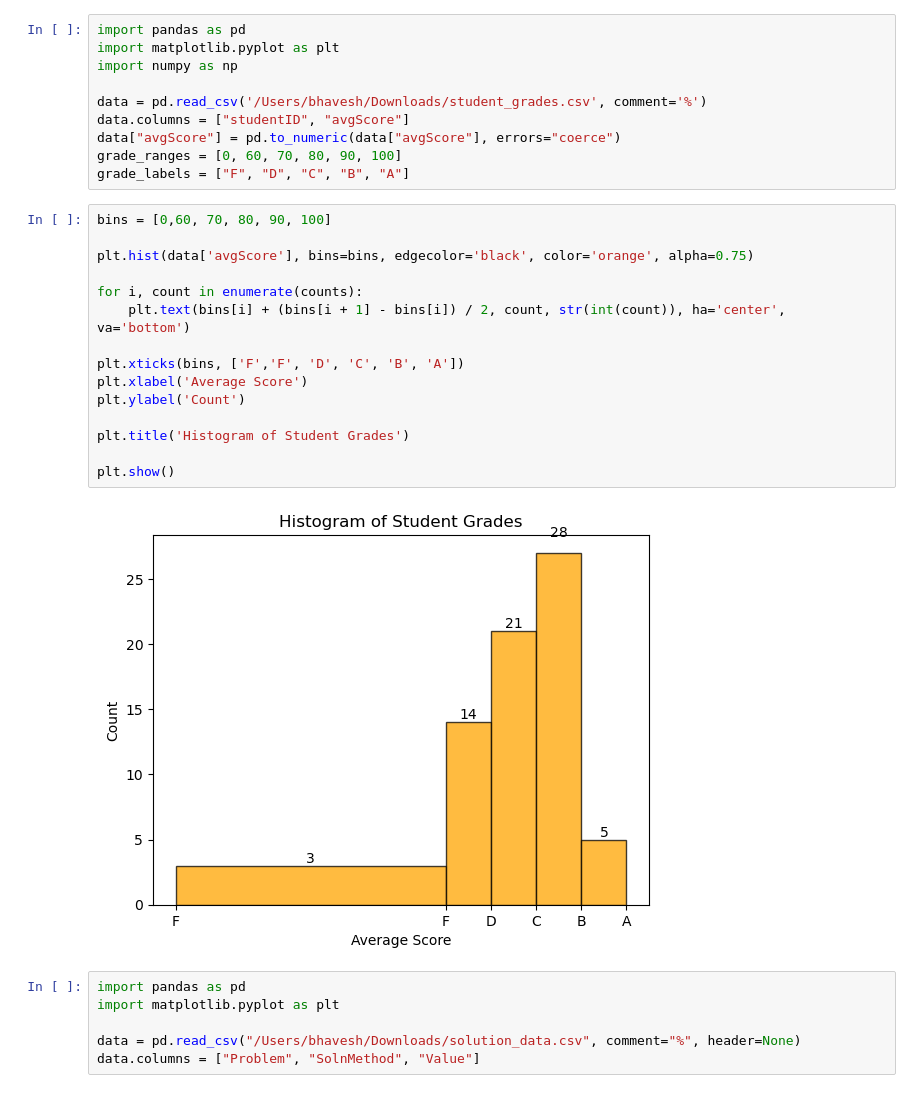
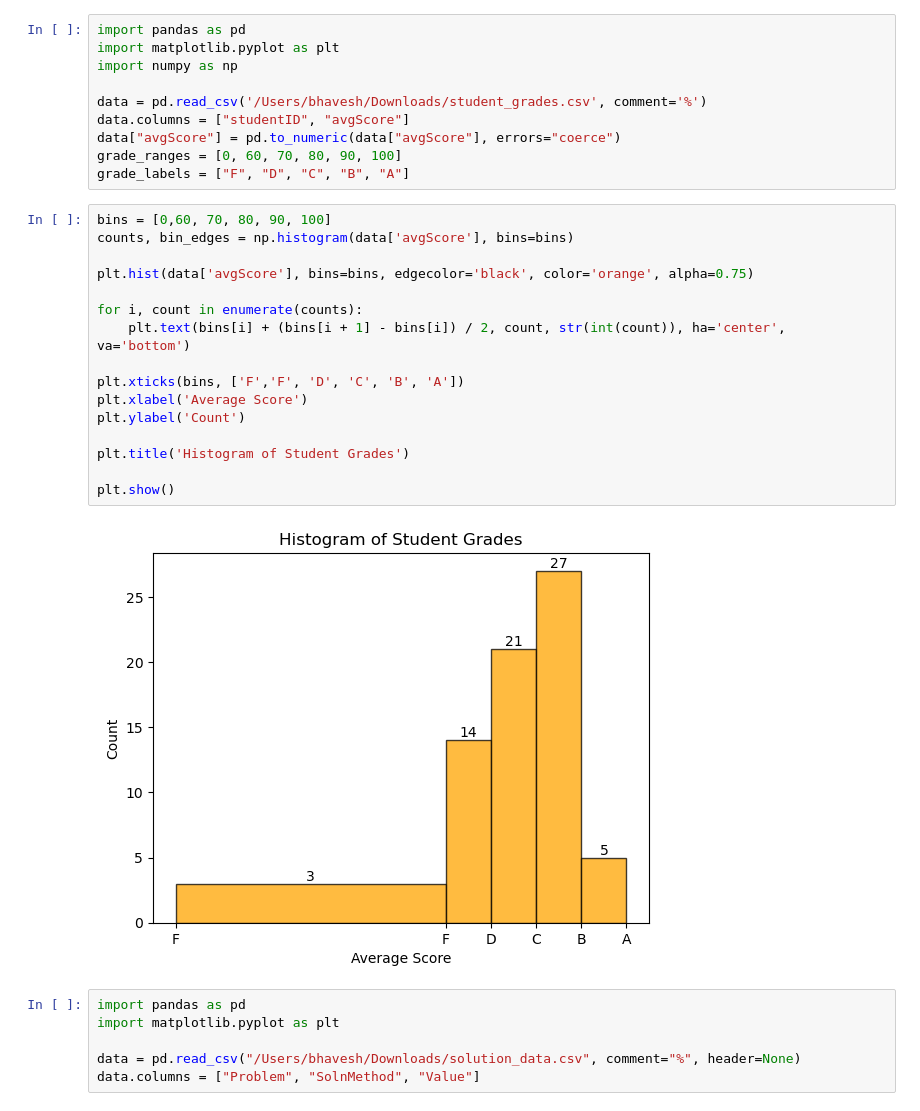
Before and after one commit to Bhavesh-0803/homework4-Bhavesh-0803, a Jupyter notebook: HW 4.ipynb, the cells around one changed output. Cells and saved outputs as stored; diff of their text form.

```diff
--- a/HW 4.ipynb
+++ b/HW 4.ipynb
@@ -25,21 +25,22 @@ grade_ranges = [0, 60, 70, 80, 90, 100]
 grade_labels = ["F", "D", "C", "B", "A"]
 # %%
 bins = [0,60, 70, 80, 90, 100]
+counts, bin_edges = np.histogram(data['avgScore'], bins=bins)
 
 plt.hist(data['avgScore'], bins=bins, edgecolor='black', color='orange', alpha=0.75)
 
 for i, count in enumerate(counts):
     plt.text(bins[i] + (bins[i + 1] - bins[i]) / 2, count, str(int(count)), ha='center', va='bottom')
 
 plt.xticks(bins, ['F','F', 'D', 'C', 'B', 'A'])
 plt.xlabel('Average Score')
 plt.ylabel('Count')
 
 plt.title('Histogram of Student Grades')
 
 plt.show()
 # %% [output]
-[figure, old version]
+[figure, new version]
 # %%
 import pandas as pd
 import matplotlib.pyplot as plt
```
Also changed, not shown: parts of 3 cells of this notebook.
